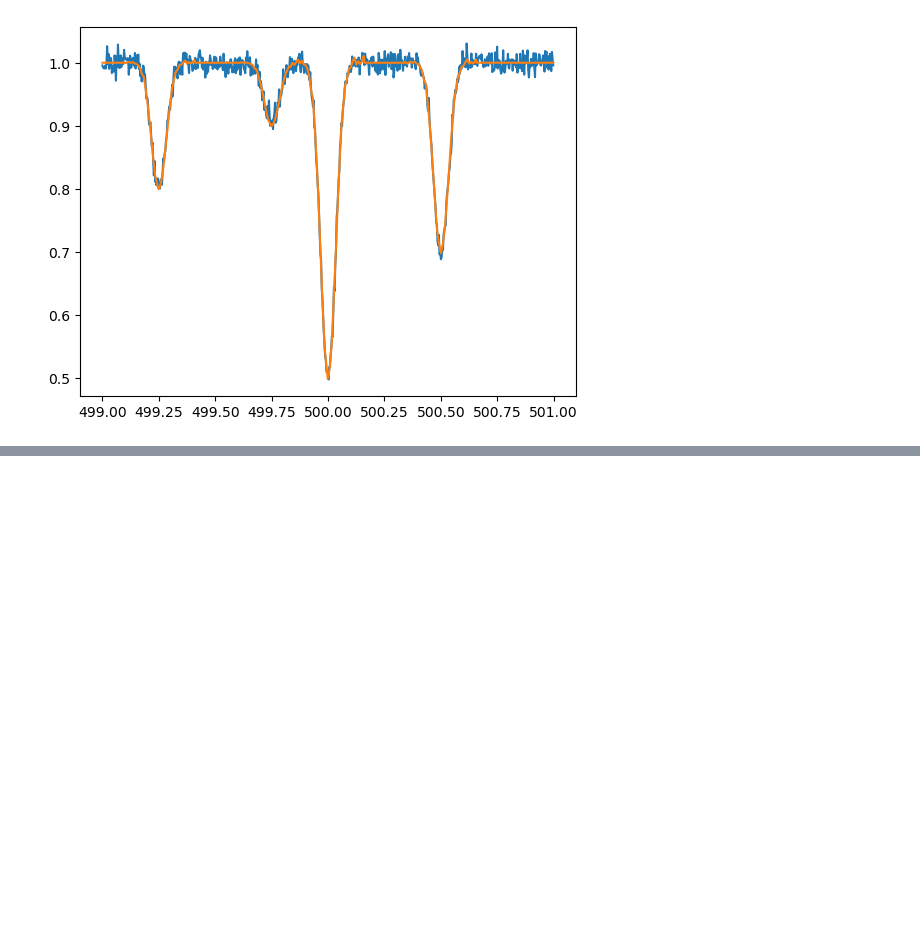
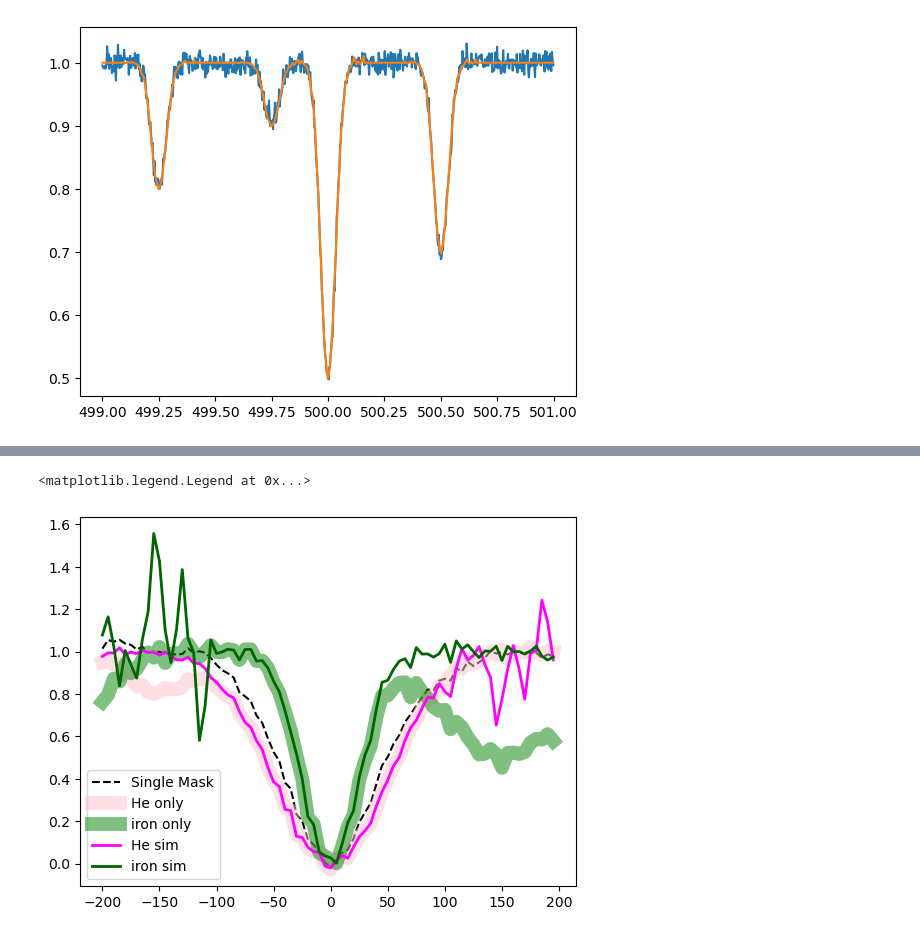
Before and after one commit to veropetit/SpectropolarimetryLectures, a Jupyter notebook: LSD_Solution.ipynb, the cells around one changed output, grey strips where cells are left out. Drawn from its saved outputs; the diff is of its cells as text; code cells hidden in the pictures; blank space fills up the shorter version.

```diff
--- a/LSD_Solution.ipynb
+++ b/LSD_Solution.ipynb
@@ -341,0 +428,27 @@ ax.plot(wave, 1-model)
+# %%
+def get_Z(M, S, flux):
+    auto_correlation = np.dot(np.dot(M.T, S**2), M)
+    cross_correlation = np.dot(np.dot(M.T, S**2), 1.0-flux)
+
+    Z = np.dot( np.linalg.inv(auto_correlation), cross_correlation )
+    return Z
+
+
+Z_single = get_Z(M1+M2, S, flux)
+Z1_single = get_Z(M1, S, flux)
+Z2_single = get_Z(M2, S, flux)
+Z = get_Z(M, S, flux)
+Z1 = Z[:vel.size]
+Z2 = Z[vel.size:]
+
+fig, ax = plt.subplots(1,1)
+ax.plot(vel, 1.0-Z_single, c='k', ls='--', label='Single Mask')
+ax.plot(vel, 1.0-Z1_single, c='pink', lw=10, alpha=0.5, label='He only')
+ax.plot(vel, 1.0-Z2_single, c='green', lw=10, alpha=0.5, label='iron only')
+ax.plot(vel, 1.0-Z1, c='magenta', lw=2, label='He sim')
+ax.plot(vel, 1.0-Z2, c='darkgreen', lw=2, label='iron sim')
+
+ax.legend(loc=0)
+# %% [output]
+<matplotlib.legend.Legend at 0x...>
+[figure, added]
```
Also changed, not shown: parts of 3 cells of this notebook, 2 other files.
